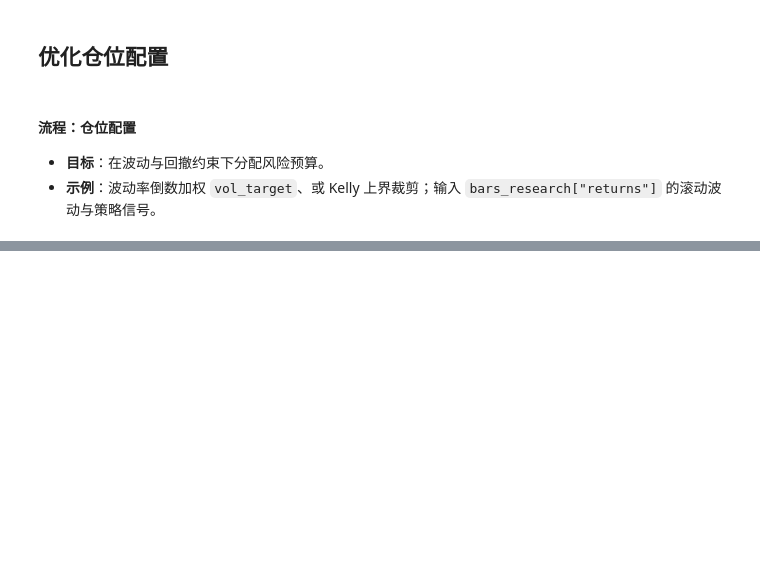
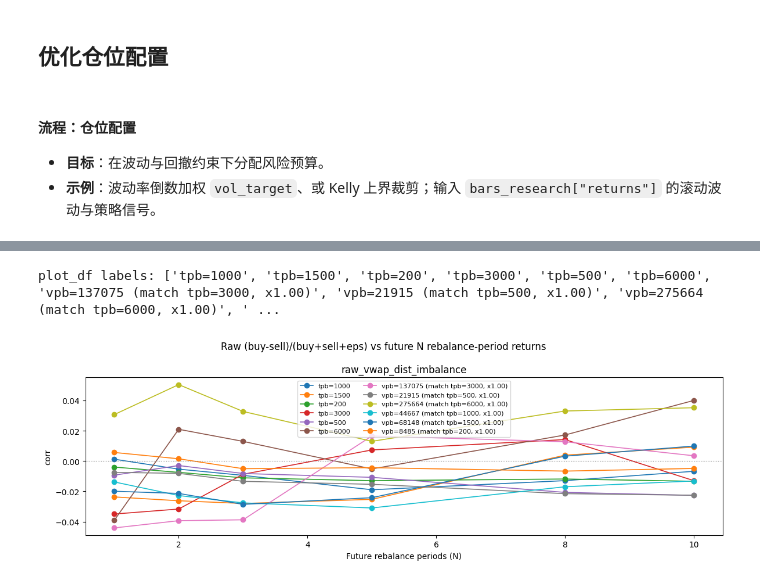
Before and after one commit to vincent-wat04/crypto_cta, a Jupyter notebook: notebooks/clean_signal_analysis.ipynb, the cells around one changed output, grey strips where cells are left out. Saved outputs shown, nothing was run; the diff lists cells and outputs as text; code cells hidden in the pictures; blank space fills up the shorter version.

```diff
--- a/notebooks/clean_signal_analysis.ipynb
+++ b/notebooks/clean_signal_analysis.ipynb
@@ -1498,0 +1432,2 @@ plt.show()
+# %%
+trades_df_full = merge_aggtrades(trades_full)
@@ -1498,0 +1710,28 @@ plt.show()
+# %%
+import matplotlib.pyplot as plt
+
+# 默认只画：所有 tpb + scale≈1.0 的 matched volume bar（避免 float 与 NaN 误判）
+_scale_ok = raw_signal_corr_grid["scale"].sub(1.0).abs() < 1e-6
+plot_df = raw_signal_corr_grid[
+    ((raw_signal_corr_grid["bar_mode"] == "trade_count") & (raw_signal_corr_grid["tpb"].isin(TPB_GRID)))
+    | (
+        (raw_signal_corr_grid["bar_mode"] == "volume")
+        & (raw_signal_corr_grid["tpb_ref"].isin(TPB_GRID))
+        & _scale_ok
+    )
+].copy()
+print("plot_df labels:", sorted(plot_df["label"].unique()))
+
+fig = plot_raw_signal_forward_corr_lines(
+    plot_df,
+    series_name="raw_vwap_dist_imbalance",
+    title="Raw (buy-sell)/(buy+sell+eps) vs future N rebalance-period returns",
+)
+plt.show()
+
+# 如需把全部 vpb candidates（含 0.75x / 1.25x）都画出来：
+# fig = plot_raw_signal_forward_corr_lines(raw_signal_corr_grid)
+# plt.show()
+# %% [output]
+plot_df labels: ['tpb=1000', 'tpb=1500', 'tpb=200', 'tpb=3000', 'tpb=500', 'tpb=6000', 'vpb=137075 (match tpb=3000, x1.00)', 'vpb=21915 (match tpb=500, x1.00)', 'vpb=275664 (match tpb=6000, x1.00)', ' ...
+[figure, added]
```
Also changed, not shown: parts of 34 cells of this notebook, 14 other files.
